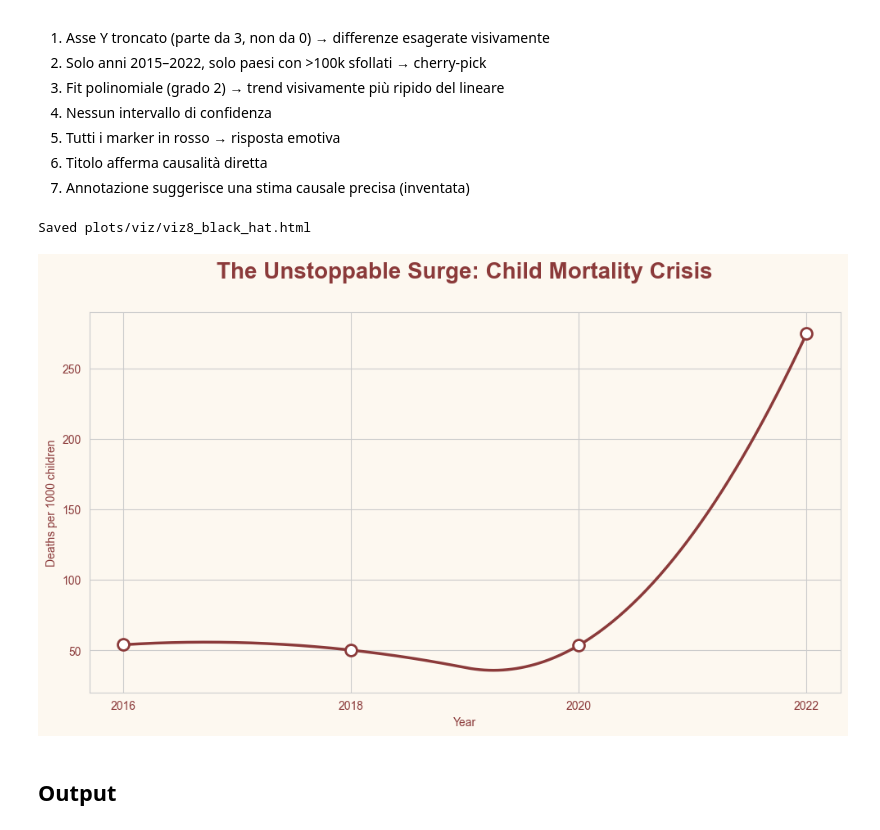
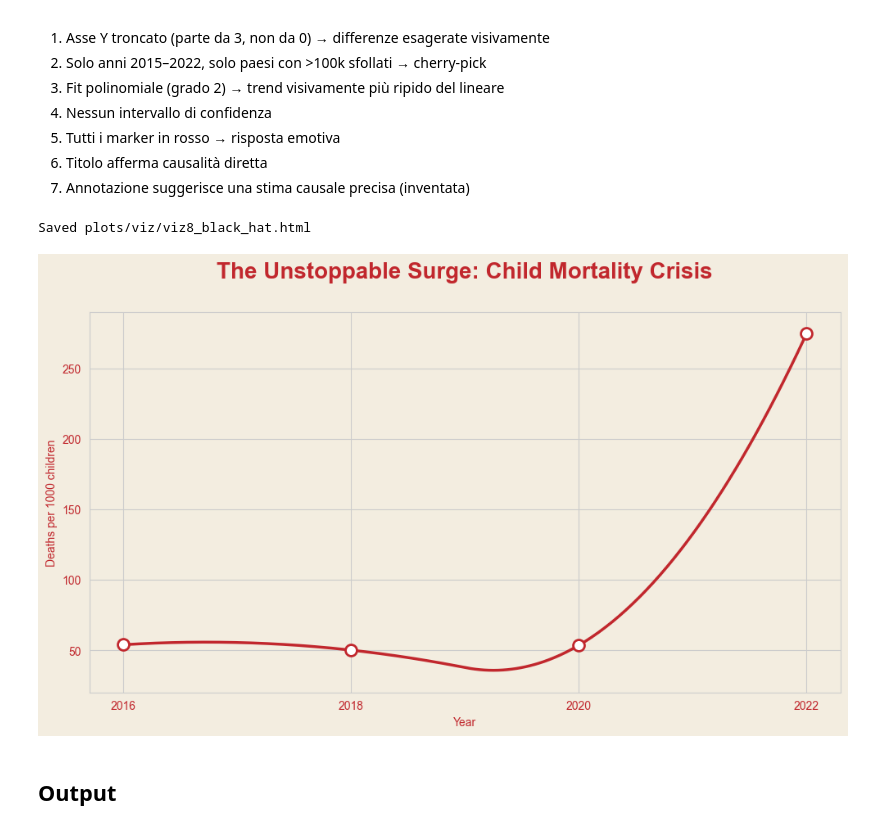
Before and after one commit to Gloreti03/dataviz-humanitarian-analysis, a Jupyter notebook: python_visualizations.ipynb, the cells around one changed output. Saved outputs shown, nothing was run; the diff lists cells and outputs as text; code cells hidden in the pictures.

```diff
--- a/python_visualizations.ipynb
+++ b/python_visualizations.ipynb
@@ -40,35 +40,35 @@ car_data = df[(df['country_name'] == 'Central African Republic') &
 plt.style.use('default')
 sns.set_style("whitegrid")
 fig, ax = plt.subplots(figsize=(10, 6))
-fig.patch.set_facecolor('#fdf8f0')
-ax.set_facecolor('#fdf8f0')
+fig.patch.set_facecolor('#f3ede0')
+ax.set_facecolor('#f3ede0')
 
 ax.plot(car_data['year'], car_data['mortality_1t4'],
-        color='#2c3e50', linewidth=2.5, marker='o', markersize=8,
+        color='#c1272d', linewidth=2.5, marker='o', markersize=8,
         markerfacecolor='white', markeredgewidth=2)
 
 ax.set_ylim(0, 300)
 
 plt.suptitle('Trends in Child Mortality: Central African Republic',
-             fontsize=18, fontweight='bold', color='#2c3e50')
+             fontsize=18, fontweight='bold', color='#14181f')
 plt.title('Mortality rates for children aged 1-4 from 2015 to 2022.',
-          fontsize=12, color='#7f8c8d', pad=15)
+          fontsize=12, color='#5a6470', pad=15)
 ax.set_ylabel('Deaths per 1,000 Children (Ages 1-4)', fontsize=12)
 ax.set_xlabel('Year', fontsize=12)
 plt.figtext(0.1, -0.02,
             "Data Source: World Bank / UN IGME.\n"
             "Note: The scale starts at zero to accurately represent magnitude.",
-            ha="left", fontsize=9, color="#7f8c8d", style='italic')
+            ha="left", fontsize=9, color="#5a6470", style='italic')
 
 sns.despine(trim=True)
 plt.tight_layout(rect=[0, 0.03, 1, 0.95])
 
 _buf = BytesIO()
-fig.savefig(_buf, format='png', dpi=150, bbox_inches='tight', facecolor='#fdf8f0')
+fig.savefig(_buf, format='png', dpi=150, bbox_inches='tight', facecolor='#f3ede0')
 _buf.seek(0)
 _img = base64.b64encode(_buf.read()).decode()
 with open('plots/viz/viz7_white_hat.html', 'w', encoding='utf-8') as _f:
-    _f.write(f'<html><body style="margin:0;padding:0;background:#fdf8f0">'
+    _f.write(f'<html><body style="margin:0;padding:0;background:#f3ede0">'
              f'<img src="embedded-picture" style="width:100%;display:block">'
              f'</body></html>')
 print('Saved plots/viz/viz7_white_hat.html')
@@ -94,45 +94,45 @@ car_full = df[(df['country_name'] == 'Central African Republic') &
 track_years = [2016, 2018, 2020, 2022]
 car_tracked = car_full[car_full['year'].isin(track_years)].sort_values('year')
 
 x = car_tracked['year'].values
 y = car_tracked['mortality_1t4'].values
 x_smooth = np.linspace(x.min(), x.max(), 300)
 spline = make_interp_spline(x, y, k=2)
 y_smooth = spline(x_smooth)
 
 fig, ax = plt.subplots(figsize=(10, 6))
-fig.patch.set_facecolor('#fdf8f0')
-ax.set_facecolor('#fdf8f0')
+fig.patch.set_facecolor('#f3ede0')
+ax.set_facecolor('#f3ede0')
 
-ax.plot(x_smooth, y_smooth, color='#8b3a3a', linewidth=2.5)
+ax.plot(x_smooth, y_smooth, color='#c1272d', linewidth=2.5)
 for i in range(1, 10):
-    ax.plot(x_smooth, y_smooth, color='#8b3a3a', linewidth=i * 2, alpha=0.001)
-ax.scatter(x, y, color='white', s=100, zorder=5, edgecolor='#8b3a3a', linewidth=2)
+    ax.plot(x_smooth, y_smooth, color='#c1272d', linewidth=i * 2, alpha=0.001)
+ax.scatter(x, y, color='white', s=100, zorder=5, edgecolor='#c1272d', linewidth=2)
 
 ax.set_xticks(track_years)
 ax.set_ylim(20, 290)
 ax.set_title('The Unstoppable Surge: Child Mortality Crisis',
-             color='#8b3a3a', fontsize=20, pad=30, fontweight='bold')
-ax.set_ylabel('Deaths per 1000 children', color='#8b3a3a')
-ax.set_xlabel('Year', color='#8b3a3a')
-ax.tick_params(axis='both', colors='#8b3a3a')
+             color='#c1272d', fontsize=20, pad=30, fontweight='bold')
+ax.set_ylabel('Deaths per 1000 children', color='#c1272d')
+ax.set_xlabel('Year', color='#c1272d')
+ax.tick_params(axis='both', colors='#c1272d')
 
 plt.tight_layout()
 
 _buf = BytesIO()
-fig.savefig(_buf, format='png', dpi=150, bbox_inches='tight', facecolor='#fdf8f0')
+fig.savefig(_buf, format='png', dpi=150, bbox_inches='tight', facecolor='#f3ede0')
 _buf.seek(0)
 _img = base64.b64encode(_buf.read()).decode()
 with open('plots/viz/viz8_black_hat.html', 'w', encoding='utf-8') as _f:
-    _f.write(f'<html><body style="margin:0;padding:0;background:#fdf8f0">'
+    _f.write(f'<html><body style="margin:0;padding:0;background:#f3ede0">'
              f'<img src="embedded-picture" style="width:100%;display:block">'
              f'</body></html>')
 print('Saved plots/viz/viz8_black_hat.html')
 
 plt.show()
 # %% [output]
 Saved plots/viz/viz8_black_hat.html
-[figure, old version]
+[figure, new version]
 # %% [markdown]
 ## Output
 # %%
```
Also changed, not shown: parts of 4 cells of this notebook, 6 other files.
